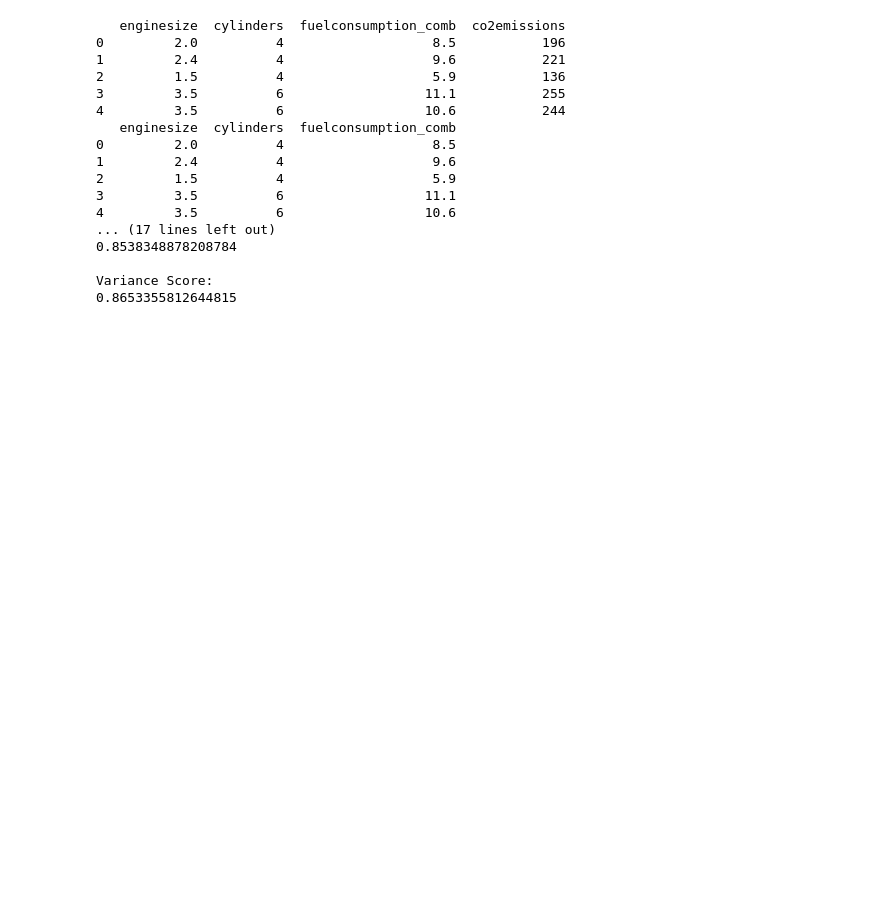
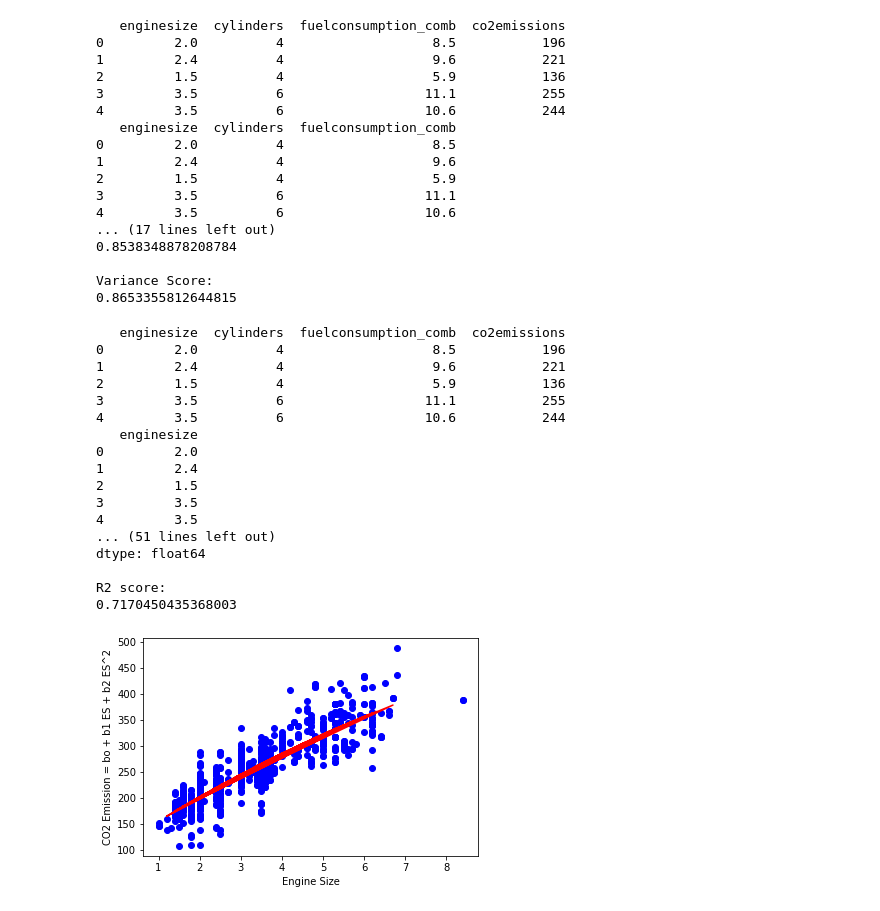
Before and after one commit to madhurdevkota/machine-learning, a Jupyter notebook: Regression_models.ipynb, the cells around one changed output. Saved outputs shown, nothing was run; the diff lists cells and outputs as text; code cells hidden in the pictures; blank space fills up the shorter version.

Commit message:
Adding Polynomial regression modeling

```diff
--- a/Regression_models.ipynb
+++ b/Regression_models.ipynb
@@ -224,0 +227,77 @@ Variance Score:
+# %%
+# train/test dataset
+print(X_y.head())
+
+X = X_y[['enginesize']]; print(X.head())
+y = X_y[['co2emissions']]; print(y.head())
+
+X_train, X_test, y_train, y_test = train_test_split(X, y,
+                                                    test_size= 0.20, random_state= 1)
+# import libs
+from sklearn.preprocessing import PolynomialFeatures
+from sklearn import linear_model
+
+# model
+p_model = PolynomialFeatures(degree= 2)
+
+# fit_transform
+X_train_poly = p_model.fit_transform(X_train)
+print('----------------------------------------------------------')
+print(X_train)
+print(X_train_poly)
+
+# multiple regression
+pmlr_model = linear_model.LinearRegression()
+pmlr_model.fit(X_train_poly, y_train)
+
+# coefficients
+print('----------------------------------------------------------')
+print('Inercept: ', pmlr_model.intercept_)
+print('Coeffs: ', pmlr_model.coef_)
+
+## two approaches to estimate y_hat, and both yield same result
+# converting X_test as higher order (as was done for X_train)
+print(X_test.head())
+X_test_poly = p_model.fit_transform(X_test)
+print(X_test_poly[:6, :])
+
+# y estimation
+estimated_y1 = pmlr_model.predict( X_test_poly )
+
+estimated_y2 = pmlr_model.intercept_[0] + pmlr_model.coef_[0][1] * X_test_poly[ :, 1] + \
+                                          pmlr_model.coef_[0][2] * X_test_poly[ :, 2]
+## confirm both are same/equal
+print( (estimated_y1 - estimated_y2).sum() )
+y_hat = estimated_y1
+
+# plotting fit line(curve) over the data
+plt.scatter(X_train, y_train, color = 'blue')
+plt.plot(X_test, y_hat, '-r')
+
+plt.xlabel('Engine Size'); plt.ylabel('CO2 Emission = bo + b1 ES + b2 ES^2')
+
+# Model eval
+from sklearn.metrics import r2_score
+print('---------------------------Model Evaluation-------------------------------')
+print('Mean Absolute error (MAE): ') ; print(  np.mean(np.absolute(y_hat-y_test))  )
+print('\nMean Square error (MSE): ') ; print(  np.mean((y_hat-y_test)**2)  )
+print('\nR2 score: '); print( r2_score(y_hat, y_test) )
+# %% [output]
+   enginesize  cylinders  fuelconsumption_comb  co2emissions
+0         2.0          4                   8.5           196
+1         2.4          4                   9.6           221
+2         1.5          4                   5.9           136
+3         3.5          6                  11.1           255
+4         3.5          6                  10.6           244
+   enginesize
+0         2.0
+1         2.4
+2         1.5
+3         3.5
+4         3.5
+... (51 lines left out)
+dtype: float64
+
+R2 score:
+0.7170450435368003
+[figure, added]
```
Also changed, not shown: parts of 1 cell of this notebook.
